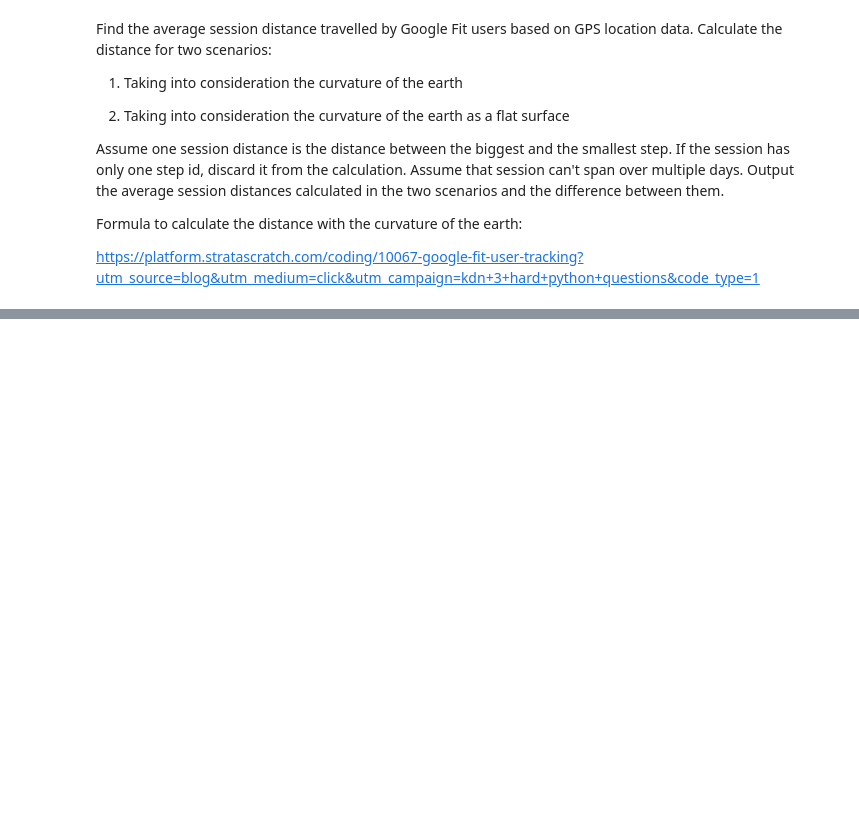
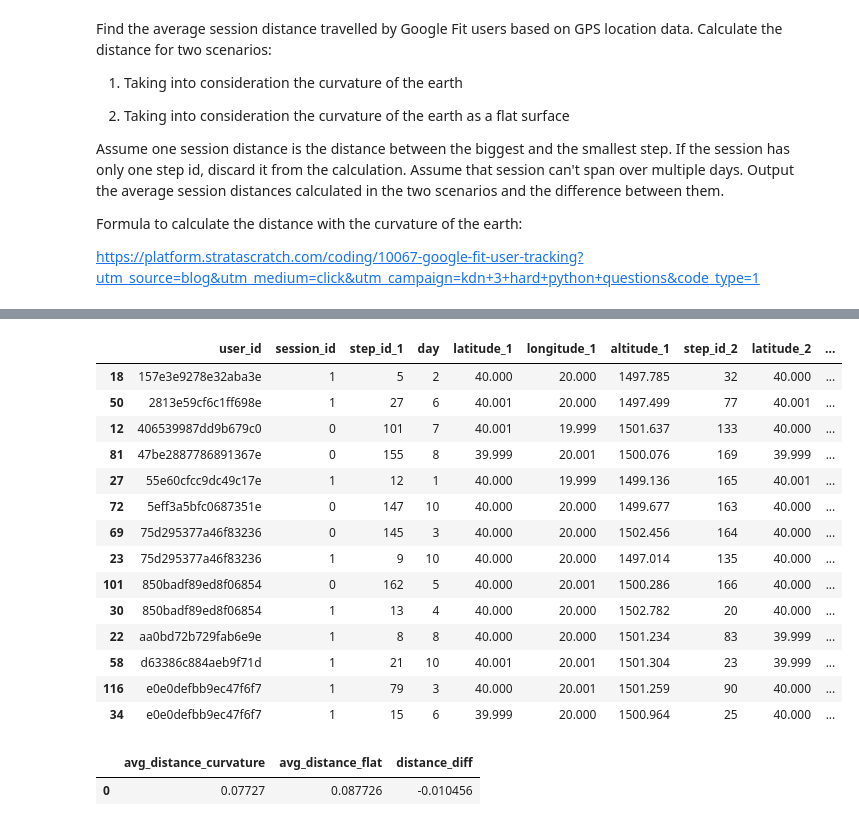
Before and after one commit to ShariarImroze/CodeBank, a Jupyter notebook: 1. google_fit_user_tracking.ipynb, the cells around one changed output, grey strips where cells are left out. Saved outputs shown, nothing was run; the diff lists cells and outputs as text; code cells hidden in the pictures; blank space fills up the shorter version.

```diff
--- a/1. google_fit_user_tracking.ipynb
+++ b/1. google_fit_user_tracking.ipynb
@@ -41,0 +66,2 @@ df
+# %%
+df['step_var'] = df['step_id_2'] - df['step_id_1']
@@ -41,0 +84,24 @@ df
+# %%
+df = df.loc[
+    df[df["step_var"] > 0]
+    .groupby(["user_id", "session_id", "day"])["step_var"]
+    .idxmax()
+]
+# %%
+df
+# %% [output]
+|  | user_id | session_id | step_id_1 | day | latitude_1 | longitude_1 | altitude_1 | step_id_2 | latitude_2 | ... |
+| 18 | 157e3e9278e32aba3e | 1 | 5 | 2 | 40.000 | 20.000 | 1497.785 | 32 | 40.000 | ... |
+| 50 | 2813e59cf6c1ff698e | 1 | 27 | 6 | 40.001 | 20.000 | 1497.499 | 77 | 40.001 | ... |
+| 12 | 406539987dd9b679c0 | 0 | 101 | 7 | 40.001 | 19.999 | 1501.637 | 133 | 40.000 | ... |
+| 81 | 47be2887786891367e | 0 | 155 | 8 | 39.999 | 20.001 | 1500.076 | 169 | 39.999 | ... |
+| 27 | 55e60cfcc9dc49c17e | 1 | 12 | 1 | 40.000 | 19.999 | 1499.136 | 165 | 40.001 | ... |
+| 72 | 5eff3a5bfc0687351e | 0 | 147 | 10 | 40.000 | 20.000 | 1499.677 | 163 | 40.000 | ... |
+| 69 | 75d295377a46f83236 | 0 | 145 | 3 | 40.000 | 20.000 | 1502.456 | 164 | 40.000 | ... |
+| 23 | 75d295377a46f83236 | 1 | 9 | 10 | 40.000 | 20.000 | 1497.014 | 135 | 40.000 | ... |
+| 101 | 850badf89ed8f06854 | 0 | 162 | 5 | 40.000 | 20.001 | 1500.286 | 166 | 40.000 | ... |
+| 30 | 850badf89ed8f06854 | 1 | 13 | 4 | 40.000 | 20.000 | 1502.782 | 20 | 40.000 | ... |
+| 22 | aa0bd72b729fab6e9e | 1 | 8 | 8 | 40.000 | 20.000 | 1501.234 | 83 | 39.999 | ... |
+| 58 | d63386c884aeb9f71d | 1 | 21 | 10 | 40.001 | 20.001 | 1501.304 | 23 | 39.999 | ... |
+| 116 | e0e0defbb9ec47f6f7 | 1 | 79 | 3 | 40.000 | 20.001 | 1501.259 | 90 | 40.000 | ... |
+| 34 | e0e0defbb9ec47f6f7 | 1 | 15 | 6 | 39.999 | 20.000 | 1500.964 | 25 | 40.000 | ... |
@@ -41,0 +117,9 @@ df
+# %%
+result = pd.DataFrame()
+result["avg_distance_curvature"] = pd.Series(df["distance_curvature"].mean())
+result["avg_distance_flat"] = pd.Series(df["distance_flat"].mean())
+result["distance_diff"] = result["avg_distance_curvature"] - result["avg_distance_flat"]
+result
+# %% [output]
+|  | avg_distance_curvature | avg_distance_flat | distance_diff |
+| 0 | 0.07727 | 0.087726 | -0.010456 |
```
Also changed, not shown: parts of 7 cells of this notebook.
